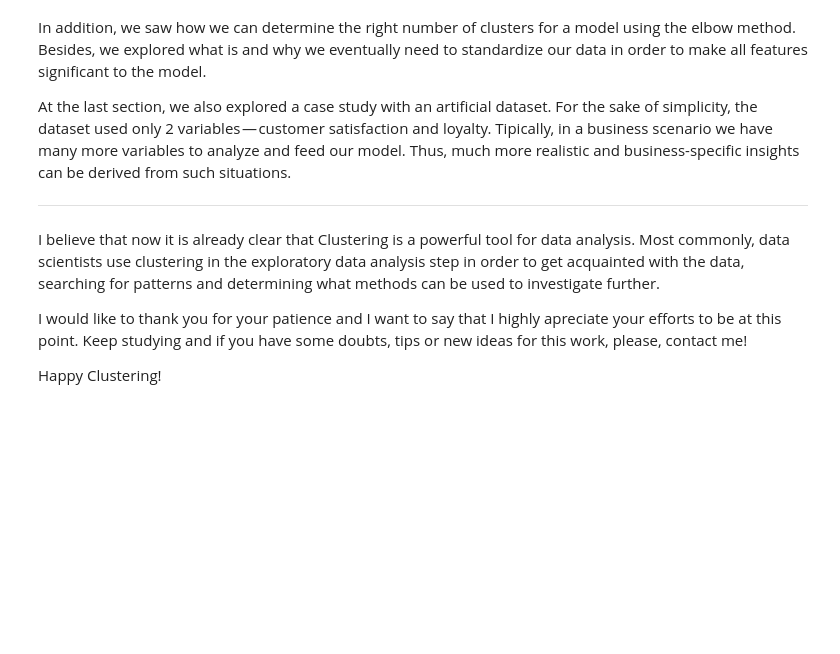
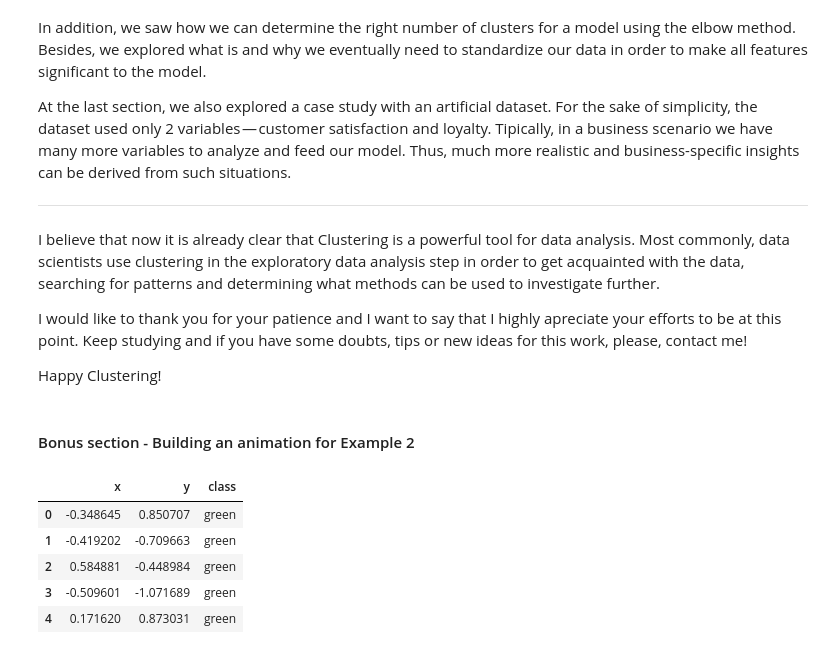
Before and after one commit to alexandrehsd/cluster-analysis, a Jupyter notebook: Cluster Analysis.ipynb, the cells around one changed output. Saved outputs shown, nothing was run; the diff lists cells and outputs as text; code cells hidden in the pictures; blank space fills up the shorter version.

Commit message:
Bonus section

```diff
--- a/Cluster Analysis.ipynb
+++ b/Cluster Analysis.ipynb
@@ -576,3 +577,14 @@ I believe that now it is already clear that Clustering is a powerful tool for da
 I would like to thank you for your patience and I want to say that I highly apreciate your efforts to be at this point. Keep studying and if you have some doubts, tips or new ideas for this work, please, contact me!
 
 Happy Clustering!
+# %% [markdown]
+#### Bonus section - Building an animation for Example 2
+# %%
+df.head()
+# %% [output]
+|  | x | y | class |
+| 0 | -0.348645 | 0.850707 | green |
+| 1 | -0.419202 | -0.709663 | green |
+| 2 | 0.584881 | -0.448984 | green |
+| 3 | -0.509601 | -1.071689 | green |
+| 4 | 0.171620 | 0.873031 | green |
```
Also changed, not shown: parts of 10 cells of this notebook.
